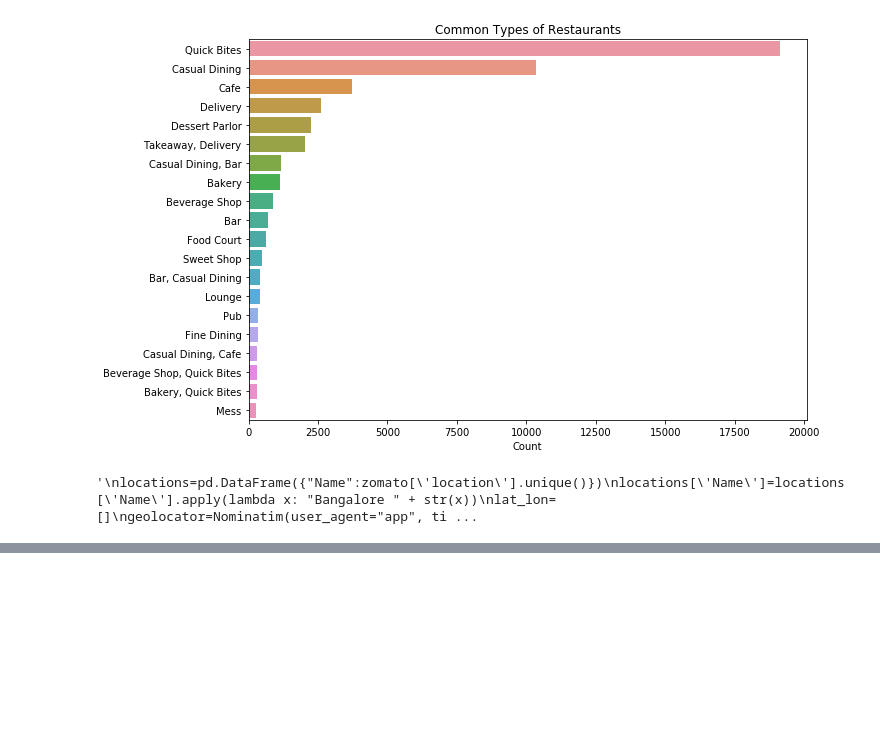
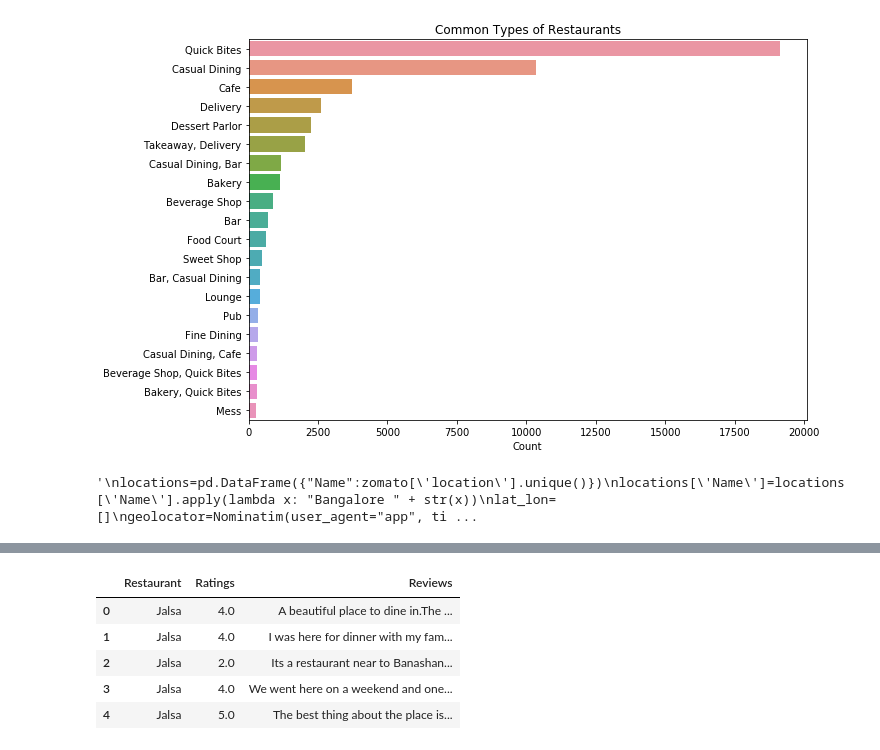
Before and after one commit to robinsaheb/ResturantReviews, a Jupyter notebook: Zomato Notebook.ipynb, the cells around one changed output, grey strips where cells are left out. Saved outputs shown, nothing was run; the diff lists cells and outputs as text; code cells hidden in the pictures; blank space fills up the shorter version.

```diff
--- a/Zomato Notebook.ipynb
+++ b/Zomato Notebook.ipynb
@@ -177,0 +190,11 @@ for rest in restType.index:
+# %%
+# Making a dataframe using all_ratings
+ratings = pd.DataFrame(all_ratings, columns = ['Restaurant', 'Ratings', 'Reviews'])
+ratings.head()
+# %% [output]
+|  | Restaurant | Ratings | Reviews |
+| 0 | Jalsa | 4.0 | A beautiful place to dine in.The ... |
+| 1 | Jalsa | 4.0 | I was here for dinner with my fam... |
+| 2 | Jalsa | 2.0 | Its a restaurant near to Banashan... |
+| 3 | Jalsa | 4.0 | We went here on a weekend and one... |
+| 4 | Jalsa | 5.0 | The best thing about the place is... |
```
Also changed, not shown: parts of 5 cells of this notebook.
